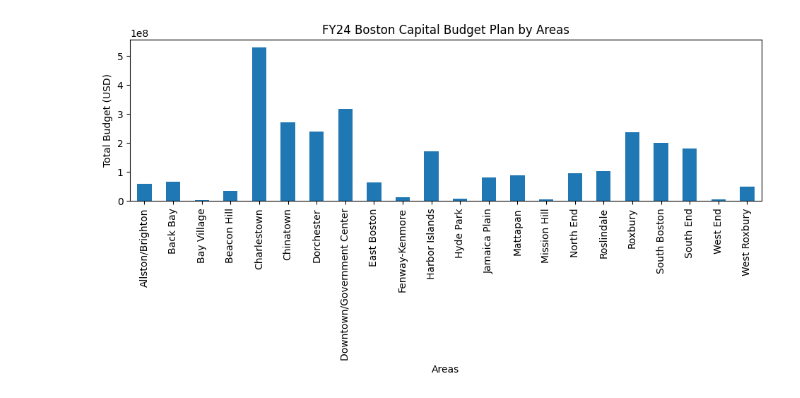
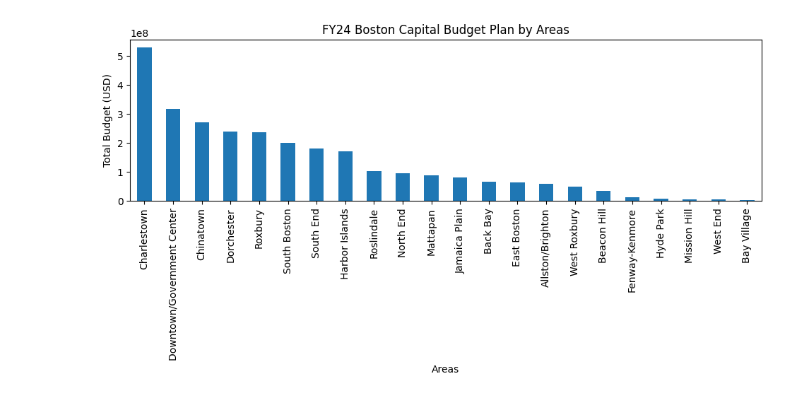
Before and after one commit to BU-Spark/ds-boston-city-budget, a Jupyter notebook: fa23-team-d/neighborhood.ipynb, the cells around one changed output. Cells and saved outputs as stored; diff of their text form; code cells hidden in the pictures.

```diff
--- a/fa23-team-d/neighborhood.ipynb
+++ b/fa23-team-d/neighborhood.ipynb
@@ -1,23 +1,26 @@
 # %%
 import pandas as pd
 import matplotlib.pyplot as plt
 
 df = pd.read_csv('data/fy24-capital-budget-plan-recommended.csv')
 df['Total_Project_Budget'] = df['Total_Project_Budget'].str.replace(',', '')
 df['Total_Project_Budget'] = df['Total_Project_Budget'].astype(float)
 
 # Remove "Multiple Neighborhoods" and "Citywide" from the data
 df = df[df['Neighborhood'] != 'Multiple Neighborhoods']
 df = df[df['Neighborhood'] != 'Citywide']
 
 budget_by_areas = df.groupby('Neighborhood')['Total_Project_Budget'].sum()
 
+# Sort the DataFrame by total project budget in descending order
+budget_by_areas = budget_by_areas.sort_values(ascending=False)
+
 # Create a plot
 budget_by_areas.plot(kind='bar', title='FY24 Boston Capital Budget Plan by Areas')
 plt.ylabel('Total Budget (USD)')
 plt.xlabel('Areas')
 plt.tight_layout()
 plt.gcf().set_size_inches(10, 6)
 plt.show()
 # %% [output]
-[figure, old version]
+[figure, new version]
```
Also changed, not shown: 2 other files.
